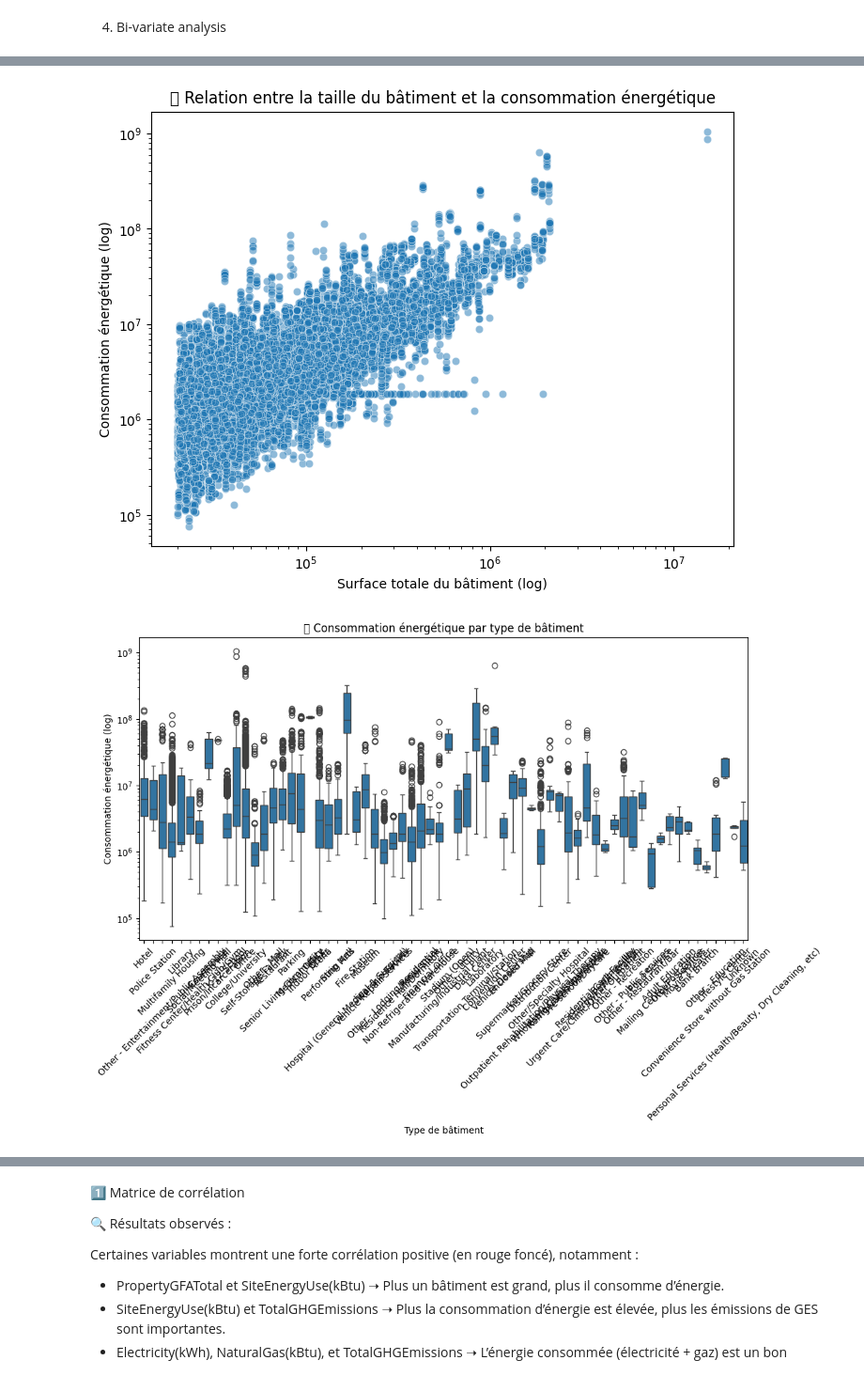
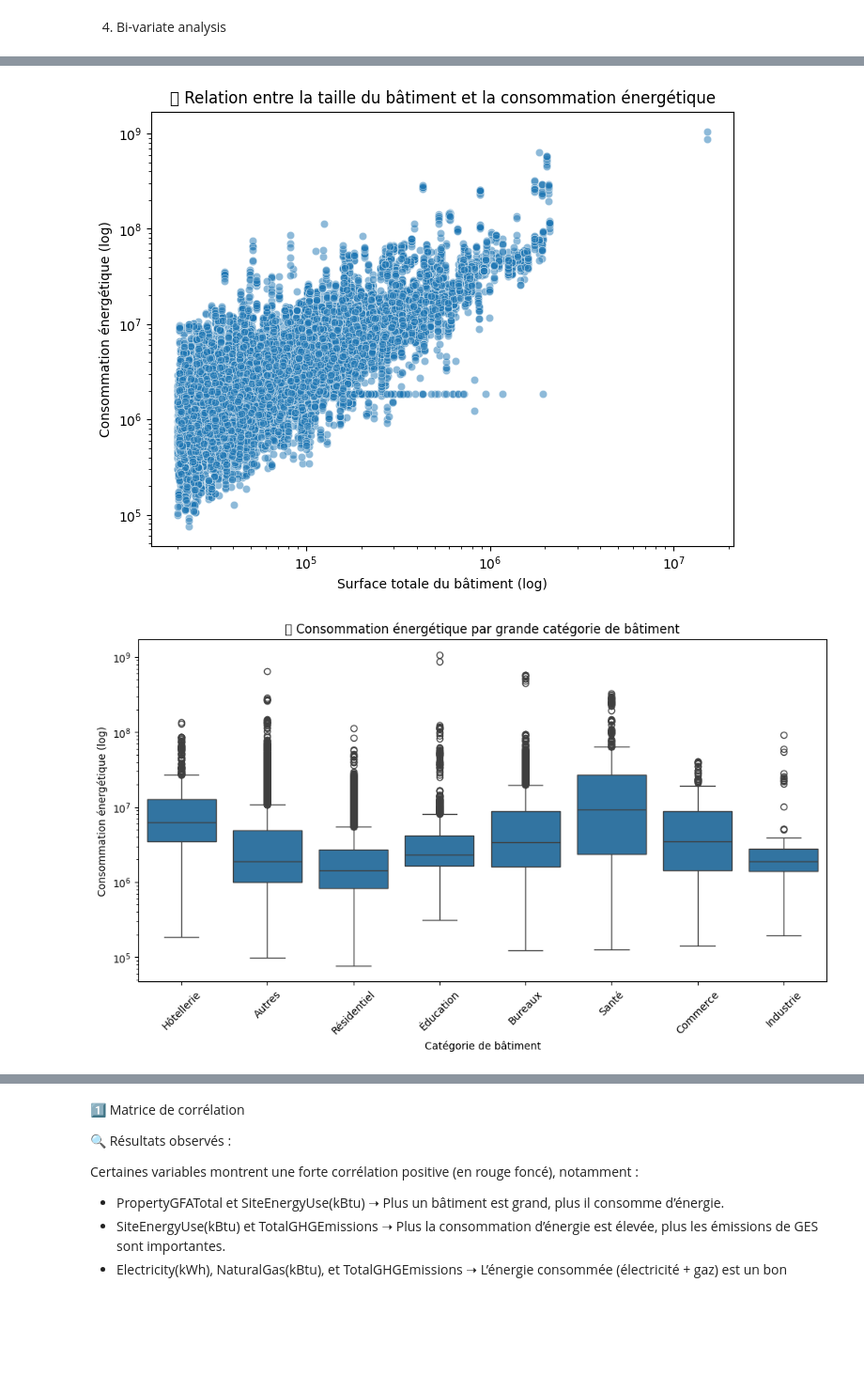
Before and after one commit to layalelzein/Energy-Python, a Jupyter notebook: eda_analysis.ipynb, the cells around one changed output, grey strips where cells are left out. Shown at 94% size. Saved outputs shown, nothing was run; the diff lists cells and outputs as text; code cells hidden in the pictures; blank space fills up the shorter version.

Commit message:
Ajout du dataset et du notebook Jupyter pour l'EDA

```diff
--- a/eda_analysis.ipynb
+++ b/eda_analysis.ipynb
@@ -290,39 +290,59 @@ plt.figure(figsize=(12, 8))
 sns.heatmap(df_numeric.corr(), cmap="coolwarm", annot=False)
 plt.title("📊 Matrice de corrélation")
 plt.show()
 
 
 # 📌 2️⃣ Relation entre la taille du bâtiment et la consommation énergétique
 plt.figure(figsize=(8, 6))
 sns.scatterplot(data=df, x='PropertyGFATotal', y='SiteEnergyUse(kBtu)', alpha=0.5)
 plt.xscale('log')  # Transformation logarithmique pour mieux visualiser
 plt.yscale('log')
 plt.title("📊 Relation entre la taille du bâtiment et la consommation énergétique")
 plt.xlabel("Surface totale du bâtiment (log)")
 plt.ylabel("Consommation énergétique (log)")
 plt.show()
+# 📌 Création d'une colonne regroupant les types de bâtiments
+categories_mapping = {
+    "Multifamily Housing": "Résidentiel",
+    "Office": "Bureaux",
+    "Hotel": "Hôtellerie",
+    "K-12 School": "Éducation",
+    "College/University": "Éducation",
+    "Retail Store": "Commerce",
+    "Supermarket/Grocery Store": "Commerce",
+    "Warehouse": "Entrepôt",
+    "Manufacturing/Industrial Plant": "Industrie",
+    "Hospital (General Medical & Surgical)": "Santé",
+    "Medical Office": "Santé",
+    "Senior Care Community": "Santé",
+    "Parking": "Autres",
+    "Other": "Autres"
+}
+
+# Création d'une nouvelle colonne avec les catégories
+df["BuildingCategory"] = df["LargestPropertyUseType"].map(categories_mapping)
+df["BuildingCategory"] = df["BuildingCategory"].fillna("Autres")  # Si non classé, mettre "Autres"
 
 # 📌 3️⃣ Analyse de la consommation énergétique par type de bâtiment
 plt.figure(figsize=(12, 6))
-sns.boxplot(data=df, x='LargestPropertyUseType', y='SiteEnergyUse(kBtu)')
-plt.yscale('log')  # Transformation logarithmique pour éviter l'effet des valeurs extrêmes
+sns.boxplot(data=df, x="BuildingCategory", y="SiteEnergyUse(kBtu)")
+plt.yscale('log')
 plt.xticks(rotation=45)
-plt.title("📊 Consommation énergétique par type de bâtiment")
-plt.xlabel("Type de bâtiment")
+plt.title("📊 Consommation énergétique par grande catégorie de bâtiment")
+plt.xlabel("Catégorie de bâtiment")
 plt.ylabel("Consommation énergétique (log)")
 plt.show()
-
 # 📌 4️⃣ Influence du score énergétique sur les émissions de CO₂
 plt.figure(figsize=(8, 6))
 sns.scatterplot(data=df, x='ENERGYSTARScore', y='TotalGHGEmissions', alpha=0.5)
 plt.title("📊 Score énergétique vs Émissions de CO₂")
 plt.xlabel("ENERGYSTAR Score")
 plt.ylabel("Total GHG Emissions")
 plt.show()
 # %% [output]
 [figure]
 [figure]
-[figure, old version]
+[figure, new version]
 [figure]
 # %% [markdown]
 1️⃣ Matrice de corrélation
```
Also changed, not shown: parts of 5 cells of this notebook.
